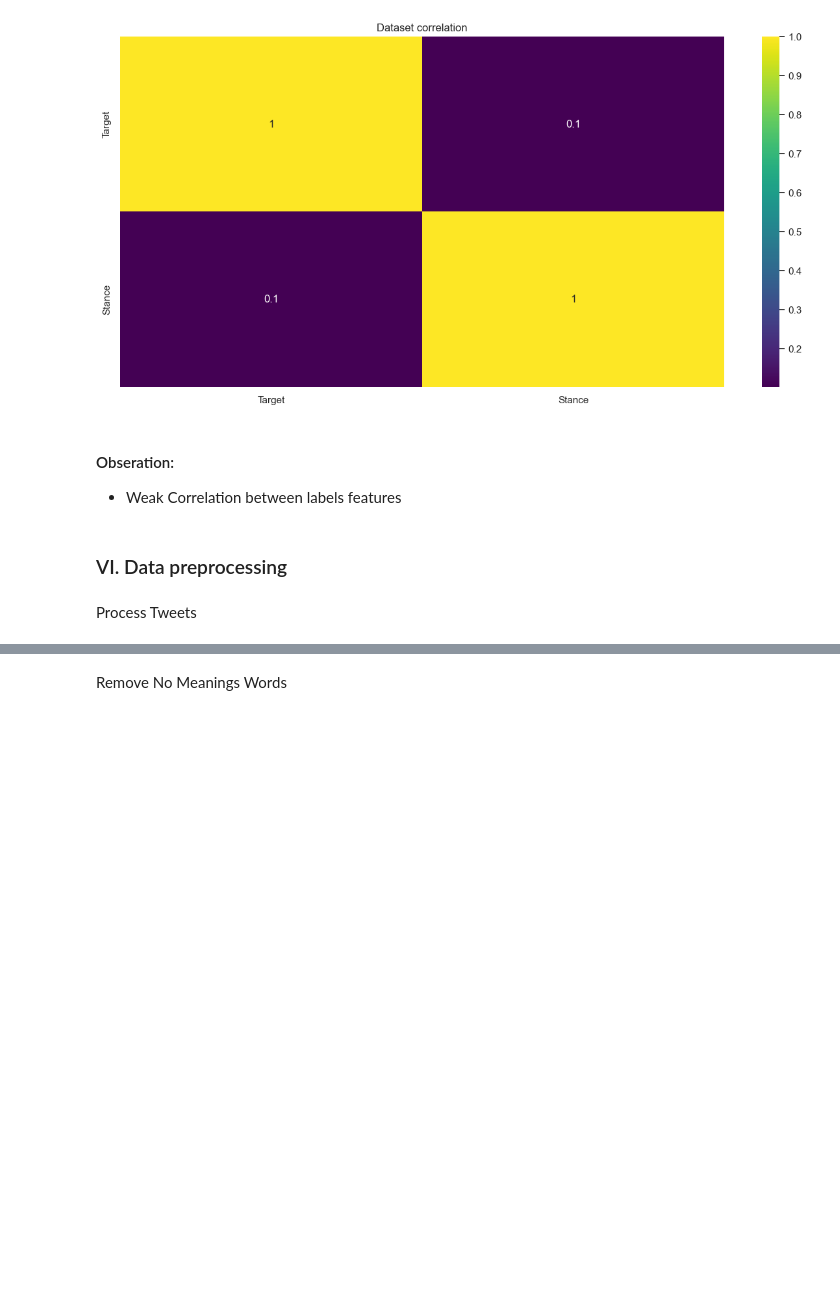
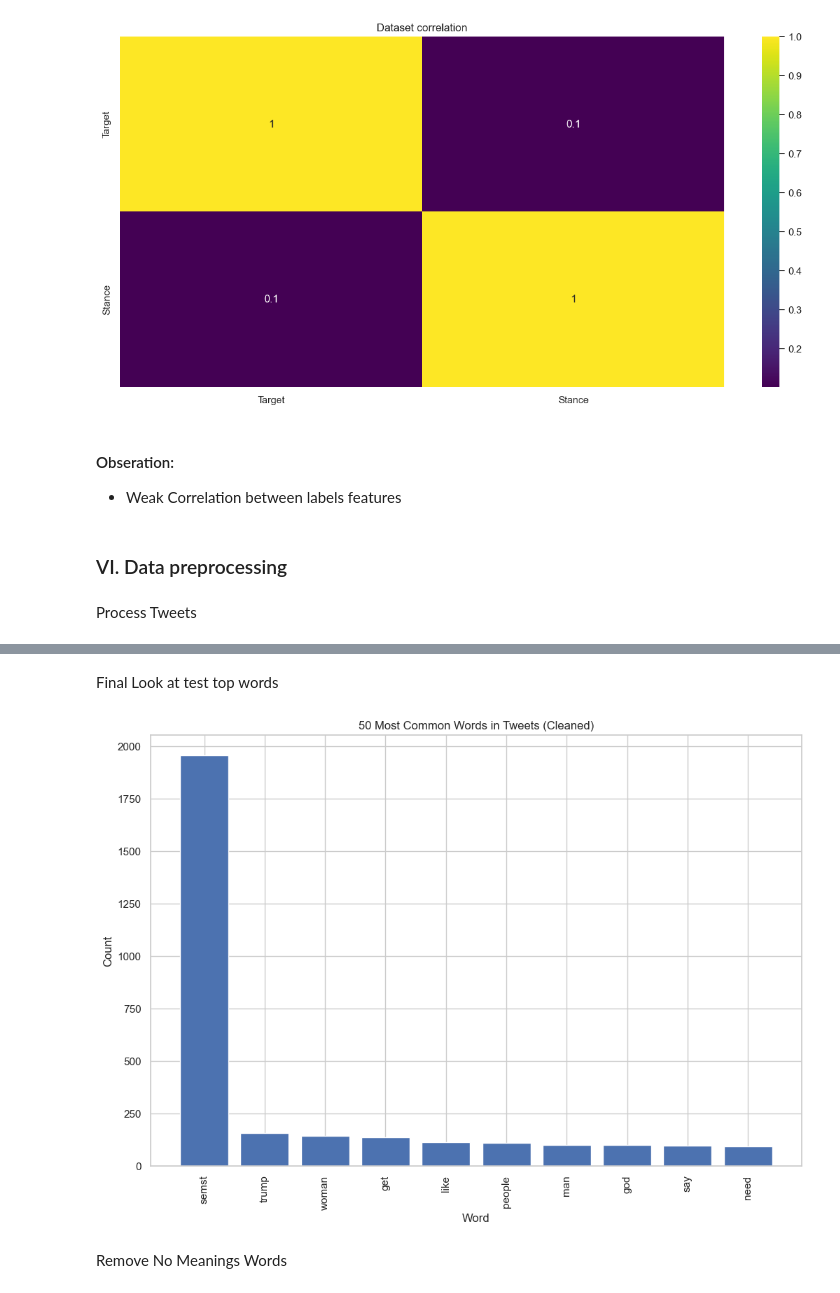
Before and after one commit to baopham2611/deep_learning_a2, a Jupyter notebook: ProcessingAndEDABalanced.ipynb, the cells around one changed output, grey strips where cells are left out. Cells and saved outputs as stored; diff of their text form; code cells hidden in the pictures; blank space fills up the shorter version.

```diff
--- a/ProcessingAndEDABalanced.ipynb
+++ b/ProcessingAndEDABalanced.ipynb
@@ -542,3 +546,30 @@ plt.show()
+# %% [markdown]
+Final Look at test top words
+# %%
+from keras.preprocessing.text import text_to_word_sequence
+
+# Apply the function to the Tweet column and concatenate all words
+
+all_words = [word for tweet in test_df['processed_tweet'] for word in tweet.split()]
+
+# Count the frequency of each word
+word_counts = Counter(all_words)
+
+most10Freq = word_counts.most_common(10)
+
+# Convert to DataFrame for easier plotting
+top10df = pd.DataFrame(most10Freq, columns=['word', 'count'])
+
+# Plotting
+plt.figure(figsize=(12, 8))
+plt.bar(top10df['word'], top10df['count'])
+plt.xlabel("Word")
+plt.ylabel("Count")
+plt.title("50 Most Common Words in Tweets (Cleaned)")
+plt.xticks(rotation=90)  # Rotate the x labels for better readability
+plt.show()
+# %% [output]
+[figure, added]
 # %% [markdown]
 Remove No Meanings Words
 # %%
```
Also changed, not shown: parts of 11 cells of this notebook, 1 other file.
